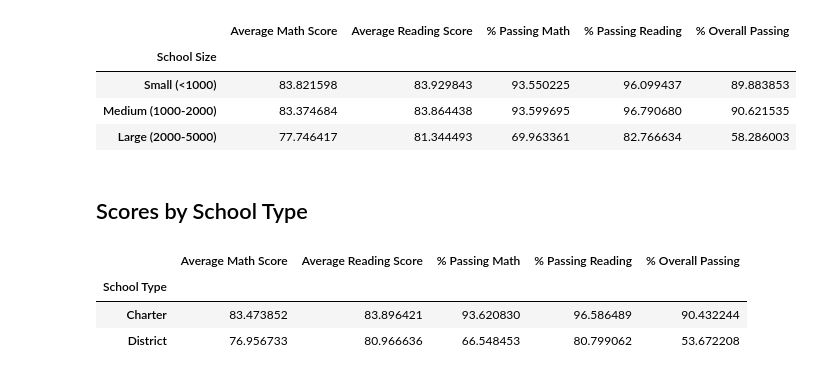
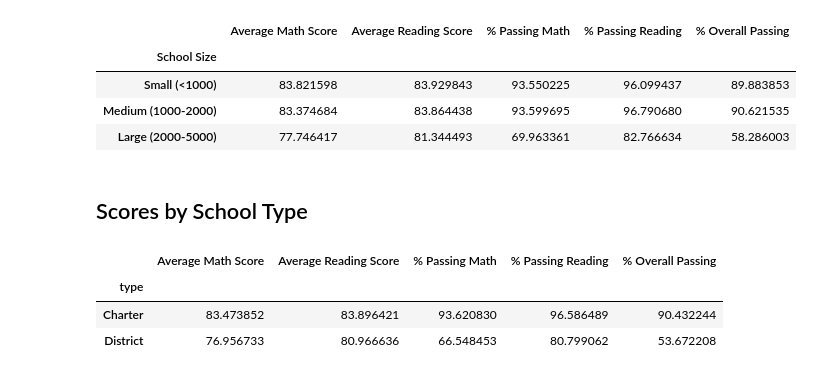
Before and after one commit to fkdk500/pandas-challenge, a Jupyter notebook: PyCitySchools/PyCitySchools_starter.ipynb, the cells around one changed output. Cells and saved outputs as stored; diff of their text form; code cells hidden in the pictures.

```diff
--- a/PyCitySchools/PyCitySchools_starter.ipynb
+++ b/PyCitySchools/PyCitySchools_starter.ipynb
@@ -137,8 +137,7 @@ school_passing_reading =
 # %%
 # Use the provided code to calculate the schools that passed both math and reading with scores of 70 or higher
 passing_math_and_reading = school_data_complete[
-    (school_data_complete["reading_score"] >= 70) & (school_data_complete["math_score"] >= 70)
-]
+    (school_data_complete["reading_score"] >= 70) & (school_data_complete["math_score"] >= 70)]
 # %%
 # Use the provided code to calculate the passing rates
 per_school_passing_math = school_passing_math.groupby(["school_name"]).count()["student_name"] / per_school_counts * 100
@@ -146,6 +145,16 @@ per_school_passing_reading = school_passing_reading.groupby(["school_name"]).cou
 overall_passing_rate = passing_math_and_reading.groupby(["school_name"]).count()["student_name"] / per_school_counts * 100
 # %%
 # Create a DataFrame called `per_school_summary` with columns for the calculations above.
+per_school_summary = pd.DataFrame({
+    "School Type": school_types,
+    "Total Students": per_school_counts,
+    "Total School Budget": per_school_budget,
+    "Per Student Budget": per_school_capita,
+    "Average Math Score": per_school_math,
+    "Average Reading Score": per_school_reading,
+    "% Passing Math": per_school_passing_math,
+    "% Passing Reading": per_school_passing_reading,
+    "% Overall Passing": overall_passing_rate})
 
 
 # Formatting
@@ -345,7 +376,8 @@ labels = ["Small (<1000)", "Medium (1000-2000)", "Large (2000-5000)"]
 # Categorize the spending based on the bins
 # Use `pd.cut` on the "Total Students" column of the `per_school_summary` DataFrame.
 
-per_school_summary["School Size"] =
+per_school_summary["School Size"] = pd.cut(per_school_counts, size_bins, labels = labels, right= True)
+per_school_summary
 # %% [output]
 |  | School Type | Total Students | Total School Budget | Per Student Budget | Average Math Score | ... |
 | Bailey High School | District | 4976 | $3,124,928.00 | $628.00 | 77.048432 | ... |
@@ -387,11 +427,11 @@ size_summary
 ## Scores by School Type
 # %%
 # Group the per_school_summary DataFrame by "School Type" and average the results.
-type_math_scores =
-type_reading_scores =
-type_passing_math =
-type_passing_reading =
-type_overall_passing =
+type_math_scores = per_school_summary.groupby(school_types).mean()
+type_reading_scores = per_school_summary.groupby(school_types).mean()
+type_passing_math = per_school_summary.groupby(school_types).mean()
+type_passing_reading = per_school_summary.groupby(school_types).mean()
+type_overall_passing = per_school_summary.groupby(school_types).mean()
 
 # Use the code provided to select new column data
 average_math_score_by_type = type_math_scores["Average Math Score"]
@@ -401,12 +441,20 @@ average_percent_passing_reading_by_type = type_passing_reading["% Passing Readin
 average_percent_overall_passing_by_type = type_overall_passing["% Overall Passing"]
 # %%
 # Assemble the new data by type into a DataFrame called `type_summary`
+type_summary= pd.DataFrame(
+{
 
+        'Average Math Score':average_math_score_by_type,
+        'Average Reading Score': average_reading_score_by_type,
+        '% Passing Math': average_percent_passing_math_by_type,
+        '% Passing Reading': average_percent_passing_reading_by_type,
+        '% Overall Passing': average_percent_overall_passing_by_type,
+})
 
 # Display results
 type_summary
 # %% [output]
 |  | Average Math Score | Average Reading Score | % Passing Math | % Passing Reading | % Overall Passing |
-| School Type |  |  |  |  |  |
+| type |  |  |  |  |  |
 | Charter | 83.473852 | 83.896421 | 93.620830 | 96.586489 | 90.432244 |
 | District | 76.956733 | 80.966636 | 66.548453 | 80.799062 | 53.672208 |
```
Also changed, not shown: parts of 11 cells of this notebook.
